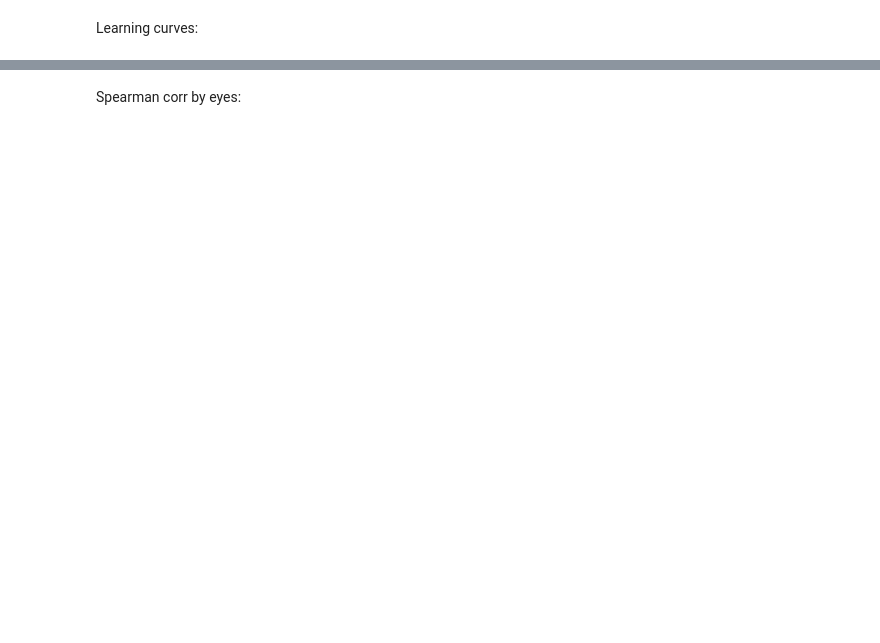
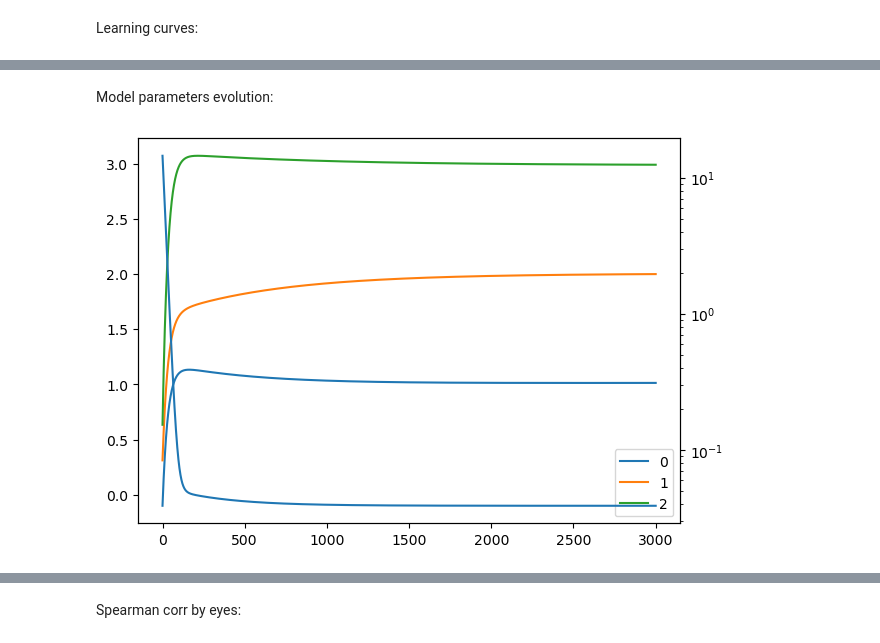
Before and after one commit to vcerchez/challenge-electricity-price, a Jupyter notebook: src/spearman_proxy_lr.ipynb, the cells around one changed output, grey strips where cells are left out. Saved outputs shown, nothing was run; the diff lists cells and outputs as text; code cells hidden in the pictures; blank space fills up the shorter version.

```diff
--- a/src/spearman_proxy_lr.ipynb
+++ b/src/spearman_proxy_lr.ipynb
@@ -275,0 +330,10 @@ for i, ax in enumerate(axs):
+# %% [markdown]
+Model parameters evolution:
+# %%
+# fig, axs = plt.subplots()
+ax1 = stats_params.plot(figsize=(7, 5))
+ax2 = ax1.twinx()
+ax2.plot(stats["training loss"])
+ax2.set_yscale('log')
+# %% [output]
+[figure, added]
```
Also changed, not shown: parts of 37 cells of this notebook, 3 other files.
